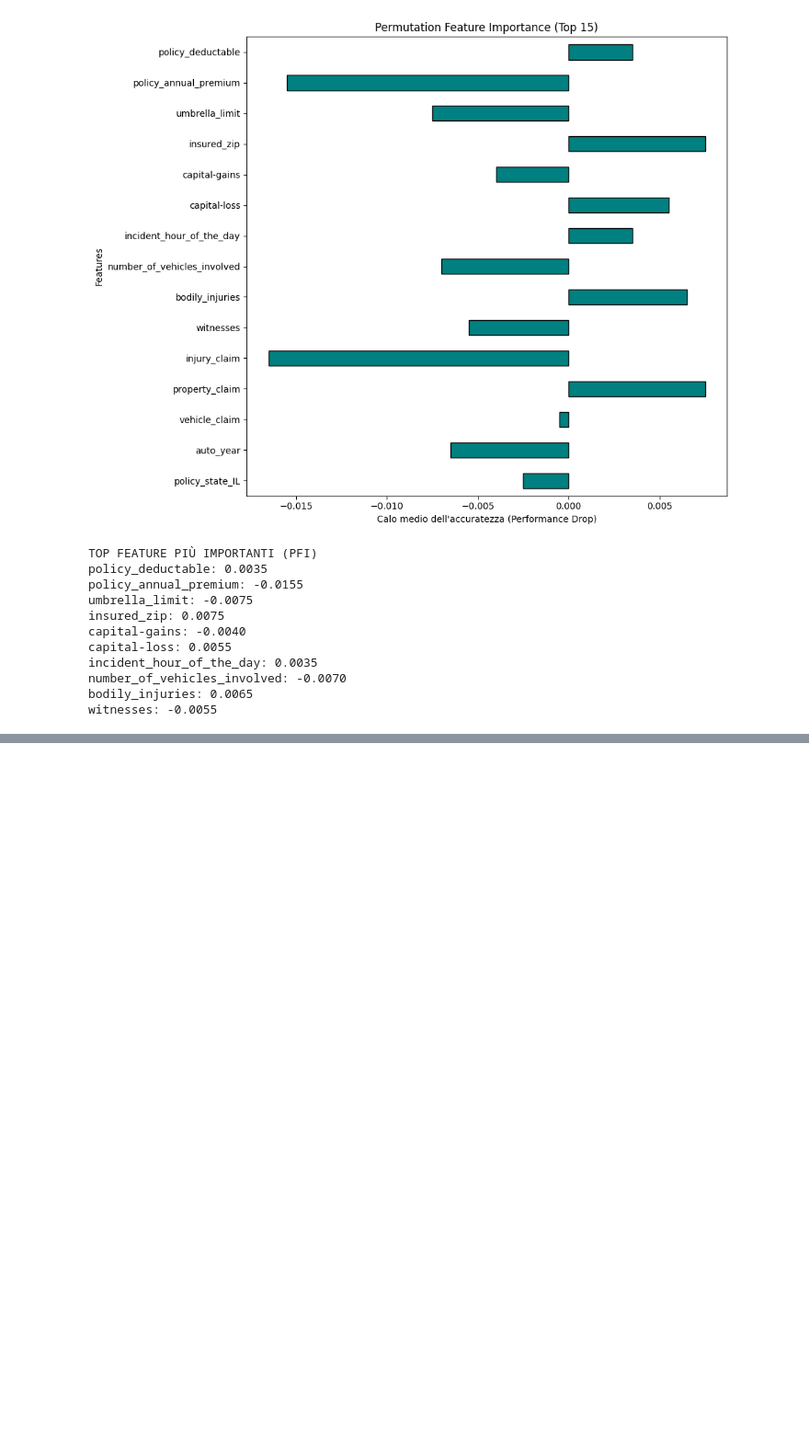
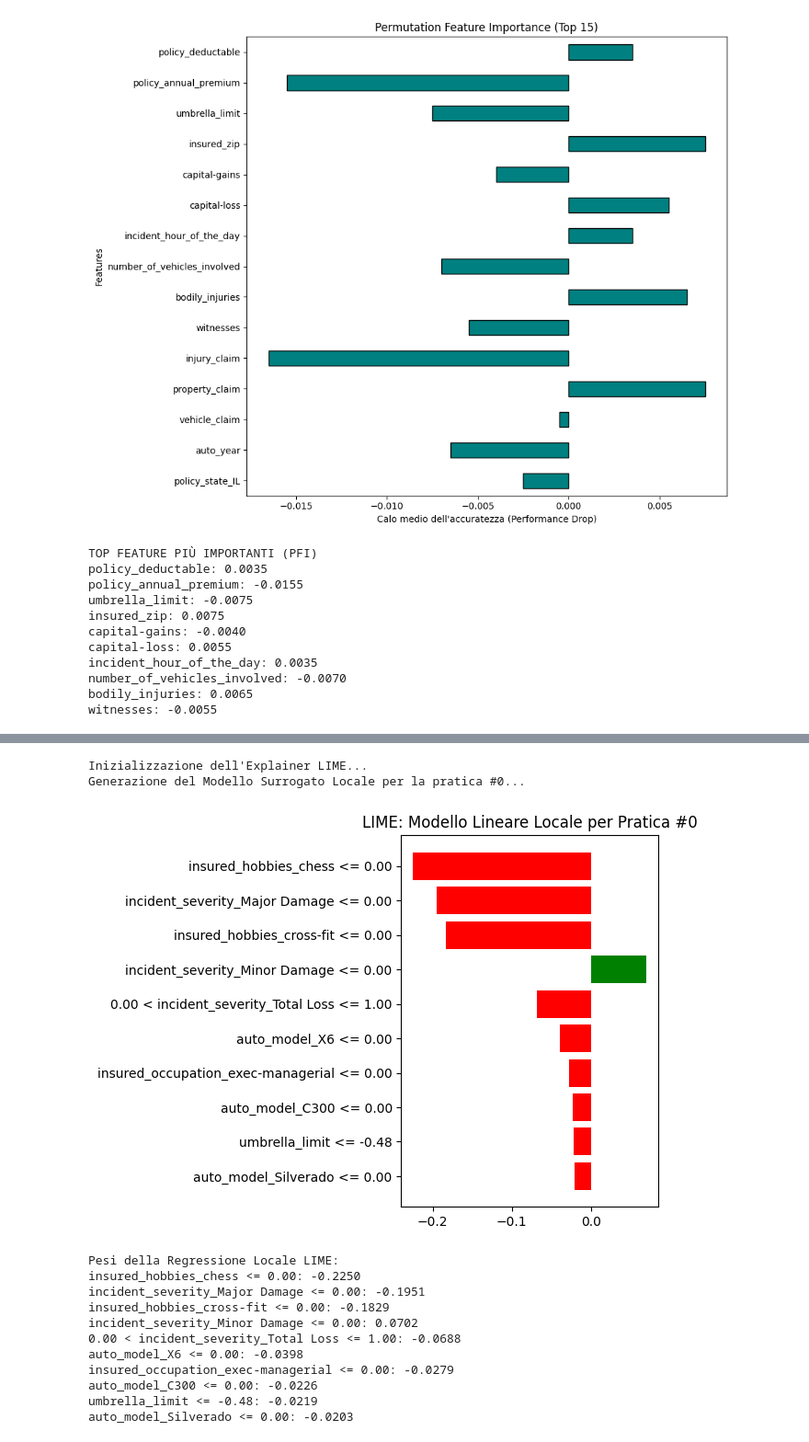
Before and after one commit to emmanuelmessina00/TrustyClaim-XAI-Framework, a Jupyter notebook: notebook/03_PostModeling_Explainability.ipynb, the cells around one changed output, grey strips where cells are left out. Shown at 92% size. Cells and saved outputs as stored; diff of their text form; code cells hidden in the pictures; blank space fills up the shorter version.

```diff
--- a/notebook/03_PostModeling_Explainability.ipynb
+++ b/notebook/03_PostModeling_Explainability.ipynb
@@ -101,0 +148,44 @@ witnesses: -0.0055
+# %%
+#%pip install lime
+import lime
+import lime.lime_tabular
+import matplotlib.pyplot as plt
+
+
+print("Inizializzazione dell'Explainer LIME...")
+explainer_lime=lime.lime_tabular.LimeTabularExplainer(
+    training_data=X_train.values,
+    feature_names=X_train.columns.to_list(),
+    class_names=['Legittimo','Frode'],
+    mode='classification',
+    random_state=42
+)
+print(f"Generazione del Modello Surrogato Locale per la pratica #{indice_pratica}...")
+exp=explainer_lime.explain_instance(
+    data_row=X_test.iloc[indice_pratica].values,
+    predict_fn=rf_clf.predict_proba,
+    num_features=10,
+)
+fig = exp.as_pyplot_figure()
+plt.title(f"LIME: Modello Lineare Locale per Pratica #{indice_pratica}")
+plt.tight_layout()
+plt.show()
+
+print("\nPesi della Regressione Locale LIME:")
+for feature, weight in exp.as_list():
+    print(f"{feature}: {weight:.4f}")
+# %% [output]
+Inizializzazione dell'Explainer LIME...
+Generazione del Modello Surrogato Locale per la pratica #0...
+[figure, added]
+Pesi della Regressione Locale LIME:
+insured_hobbies_chess <= 0.00: -0.2250
+incident_severity_Major Damage <= 0.00: -0.1951
+insured_hobbies_cross-fit <= 0.00: -0.1829
+incident_severity_Minor Damage <= 0.00: 0.0702
+0.00 < incident_severity_Total Loss <= 1.00: -0.0688
+auto_model_X6 <= 0.00: -0.0398
+insured_occupation_exec-managerial <= 0.00: -0.0279
+auto_model_C300 <= 0.00: -0.0226
+umbrella_limit <= -0.48: -0.0219
+auto_model_Silverado <= 0.00: -0.0203
```
Also changed, not shown: parts of 6 cells of this notebook, 6 other files.
